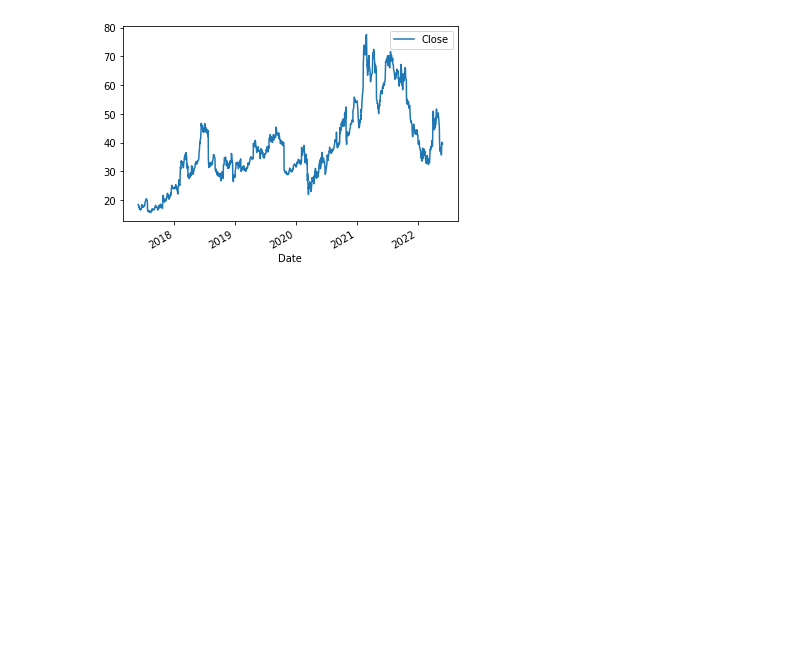
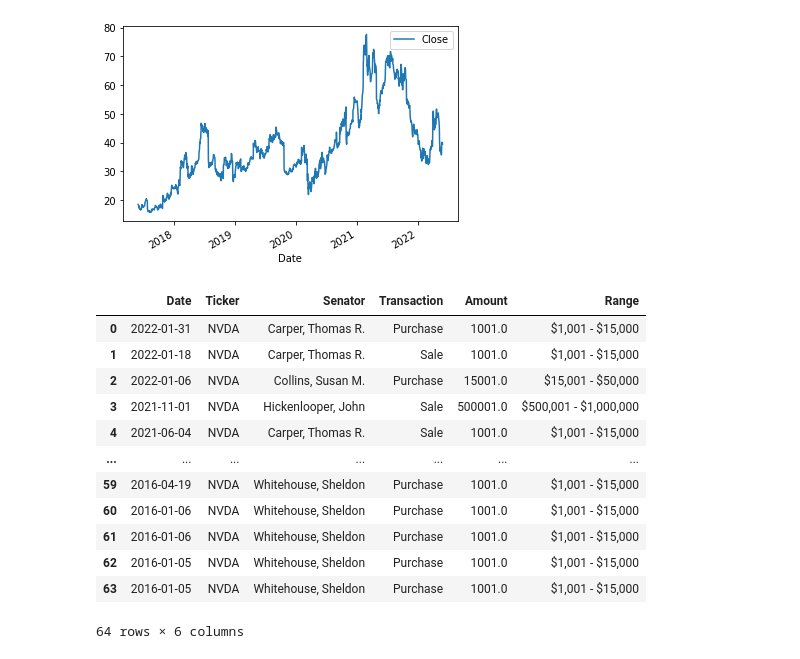
Before and after one commit to Loudju/Fintech_Project1_Politician_stock_trading, a Jupyter notebook: initial_data_with_key.ipynb, the cells around one changed output. Cells and saved outputs as stored; diff of their text form; code cells hidden in the pictures; blank space fills up the shorter version.

```diff
--- a/initial_data_with_key.ipynb
+++ b/initial_data_with_key.ipynb
@@ -129,3 +160,21 @@ twtr_5y.plot()
 # %% [output]
 <AxesSubplot:xlabel='Date'>
 [figure]
+# %%
+dfCongress_Tesla = quiver.senate_trading("NVDA")
+# %%
+display(dfCongress_Tesla)
+# %% [output]
+|  | Date | Ticker | Senator | Transaction | Amount | Range |
+| 0 | 2022-01-31 | NVDA | Carper, Thomas R. | Purchase | 1001.0 | $1,001 - $15,000 |
+| 1 | 2022-01-18 | NVDA | Carper, Thomas R. | Sale | 1001.0 | $1,001 - $15,000 |
+| 2 | 2022-01-06 | NVDA | Collins, Susan M. | Purchase | 15001.0 | $15,001 - $50,000 |
+| 3 | 2021-11-01 | NVDA | Hickenlooper, John | Sale | 500001.0 | $500,001 - $1,000,000 |
+| 4 | 2021-06-04 | NVDA | Carper, Thomas R. | Sale | 1001.0 | $1,001 - $15,000 |
+| ... | ... | ... | ... | ... | ... | ... |
+| 59 | 2016-04-19 | NVDA | Whitehouse, Sheldon | Purchase | 1001.0 | $1,001 - $15,000 |
+| 60 | 2016-01-06 | NVDA | Whitehouse, Sheldon | Purchase | 1001.0 | $1,001 - $15,000 |
+| 61 | 2016-01-06 | NVDA | Whitehouse, Sheldon | Purchase | 1001.0 | $1,001 - $15,000 |
+| 62 | 2016-01-05 | NVDA | Whitehouse, Sheldon | Purchase | 1001.0 | $1,001 - $15,000 |
+| 63 | 2016-01-05 | NVDA | Whitehouse, Sheldon | Purchase | 1001.0 | $1,001 - $15,000 |
+64 rows × 6 columns
```
Also changed, not shown: parts of 13 cells of this notebook, 1 other file.
